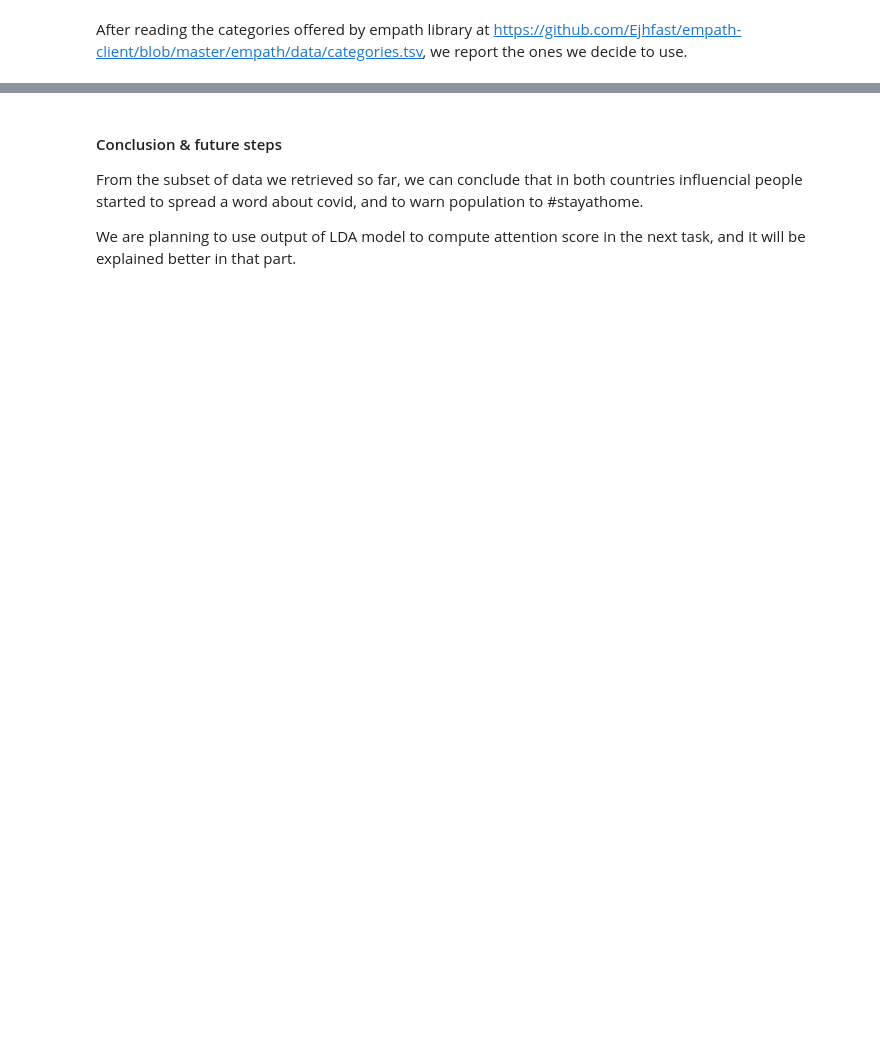
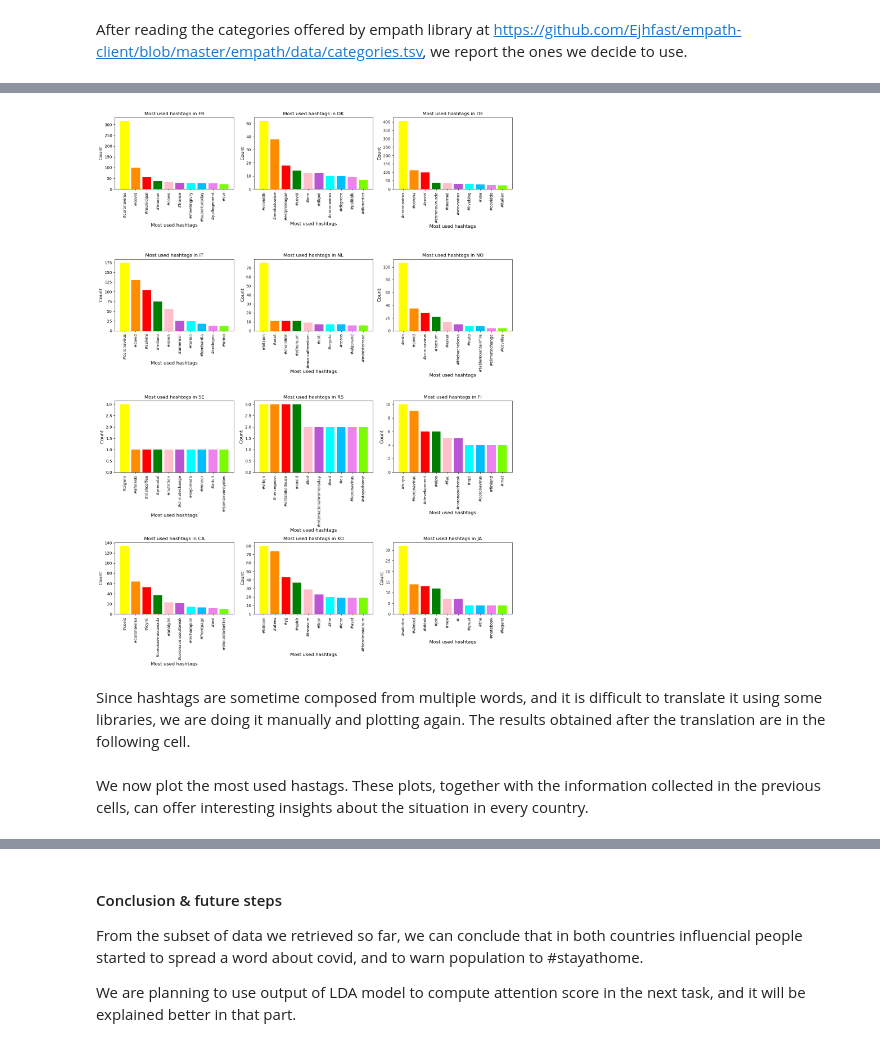
Before and after one commit to RiccardoBrioschi/The-pandemic-through-the-eyes-of-Internet, a Jupyter notebook: RQ2_Influential_people_analysis.ipynb, the cells around one changed output, grey strips where cells are left out. Drawn from its saved outputs; the diff is of its cells as text; code cells hidden in the pictures; blank space fills up the shorter version.

```diff
--- a/RQ2_Influential_people_analysis.ipynb
+++ b/RQ2_Influential_people_analysis.ipynb
@@ -69,4 +74,4 @@ We are starting our analysis by defining lists containing the names of the analy
 # %%
 # List of countires and langugeges spoken in this countries
-countries = ['FR','DK','DE','IT','NL','NO','SE','RS','FI','GB', 'CA', 'KO', 'JA']
-languages = ['fr','da','de','it','nl','no','sv','sr','fi','en', 'ca', 'ko', 'ja']
+countries = ['FR','DK','DE','IT','NL','NO','SE','RS','FI', 'CA', 'KO', 'JA']
+languages = ['fr','da','de','it','nl','no','sv','sr','fi', 'ca', 'ko', 'ja']
@@ -576,0 +316,44 @@ topic
+# %%
+def plotMostCommonHashtags(country_name, all_words, ax):
+    """
+    Function which plot most common hashtags in tweets of country
+
+    Arguments:
+        country_code: code of country from which we are retrieving tweets
+        country_name: name of country from which we are retrieving tweets
+        influential_people_tweets: dataframe with tweets
+    Returns:
+        most_common_hashtags: list of most common words in tweeets
+    """
+    #finding most common hashtags
+    hashtags = [word for word in all_words if ('#' in word)]
+    most_common_hashtags = Counter(hashtags).most_common(10)
+
+    hashtags = list(dict(most_common_hashtags).keys())
+    counts = list(dict(most_common_hashtags).values())
+
+    colors = ['yellow','darkorange','red','green','pink','mediumorchid','cyan','deepskyblue','violet','lawngreen','lightblue','gold']
+    ax.set_xlabel('Most used hashtags', fontsize=12)
+    ax.set_ylabel('Count', fontsize=12)
+    ax.set_xticklabels(ax.get_xticks(), rotation = 90)
+
+    ax.set_title('Most used hashtags in ' + country_name)
+    ax.bar(range(len(hashtags)), counts, tick_label=hashtags, color=colors)
+
+    return most_common_hashtags
+# %%
+# plotting most common hashtags in tweets
+most_common_hashtags = {}
+fig, axs = plt.subplots(4,3, figsize=(15,20))
+for country in countries:
+    rows = ['Counts']*4
+    index = countries.index(country)
+    row = index // 3
+    col = index % 3
+    hashtags = plotMostCommonHashtags(country, all_words[country],ax=axs[row,col])
+    most_common_hashtags[country] = hashtags
+plt.tight_layout()
+# %% [output]
+[figure, added]
+# %% [markdown]
+Since hashtags are sometime composed from multiple words, and it is difficult to translate it using some libraries, we are doing it manually and plotting again. The results obtained after the translation are in the following cell.
@@ -576,0 +478,2 @@ topic
+# %% [markdown]
+We now plot the most used hastags. These plots, together with the information collected in the previous cells, can offer interesting insights about the situation in every country.
```
Also changed, not shown: parts of 78 cells of this notebook, 1 other file.
